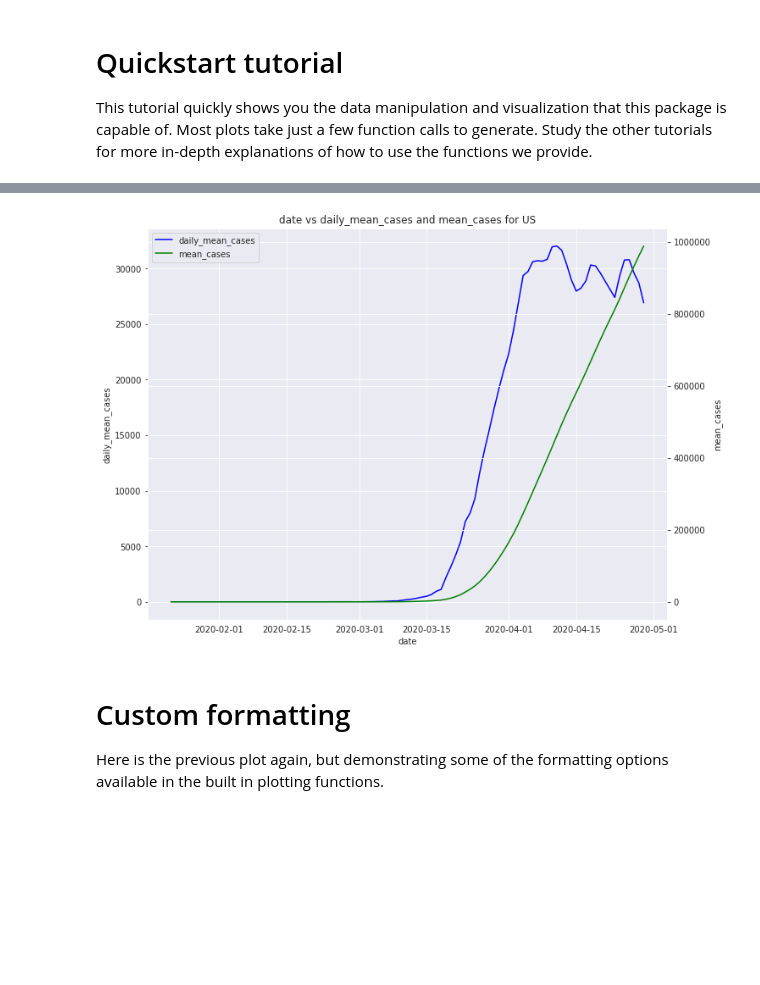
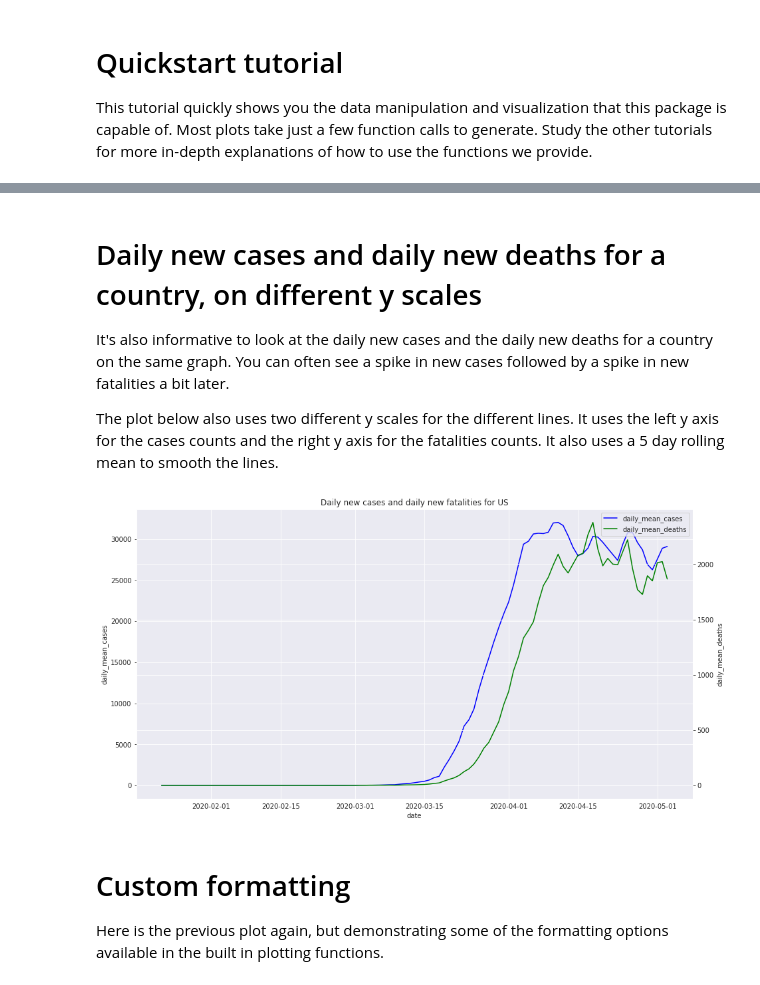
Before and after one commit to PayneLab/covid19pandas, a Jupyter notebook: docs/tutorial1_quickstart.ipynb, the cells around one changed output, grey strips where cells are left out. Drawn from its saved outputs; the diff is of its cells as text; code cells hidden in the pictures; blank space fills up the shorter version.

```diff
--- a/docs/tutorial1_quickstart.ipynb
+++ b/docs/tutorial1_quickstart.ipynb
@@ -85,31 +118,40 @@ Sometimes day to day data gets a little jittery. This generates the same plot as
+# %% [markdown]
+# Daily new cases and daily new deaths for a country, on different y scales
+It's also informative to look at the daily new cases and the daily new deaths for a country on the same graph. You can often see a spike in new cases followed by a spike in new fatalities a bit later.
+
+The plot below also uses two different y scales for the different lines. It uses the left y axis for the cases counts and the right y axis for the fatalities counts. It also uses a 5 day rolling mean to smooth the lines.
 # %%
 country = "US"
-region_group_col = "Country/Region"
 
+# Get the data for the country
 country_df = cod.select_regions(
     data=global_df,
-    region_col=region_group_col,
+    region_col="Country/Region",
     regions=country)
 
+# Calculate a rolling mean
 meaned = cod.calc_x_day_rolling_mean(
     data=country_df,
-    data_cols="cases",
-    region_cols=region_group_col,
+    data_cols=["cases", "deaths"],
+    region_cols="Country/Region",
     x=5)
 
+# Calculate daily change
 with_daily = cod.calc_daily_change(
     data=meaned,
-    data_cols="mean_cases",
-    region_cols=region_group_col)
+    data_cols=["mean_cases", "mean_deaths"],
+    region_cols="Country/Region")
 
+# Make the plot
 fig, ax = cod.plot_lines_two_y(
     data=with_daily,
     x_col="date",
     y1_col="daily_mean_cases",
-    y2_col="mean_cases",
-    title=f"date vs daily_mean_cases and mean_cases for {country}")
+    y2_col="daily_mean_deaths",
+    title=f"Daily new cases and daily new fatalities for {country}",
+    dimensions=(15, 8))
 # %% [output]
-[figure, old version]
+[figure, new version]
 # %% [markdown]
 # Custom formatting
 Here is the previous plot again, but demonstrating some of the formatting options available in the built in plotting functions.
```
Also changed, not shown: parts of 13 cells of this notebook.
